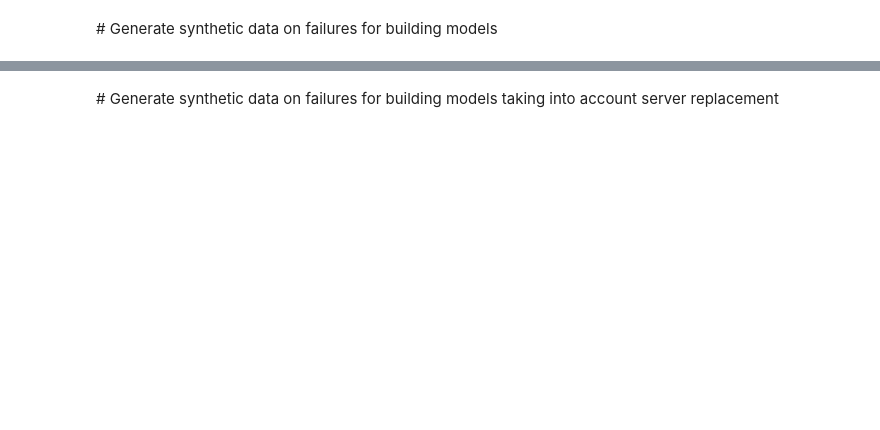
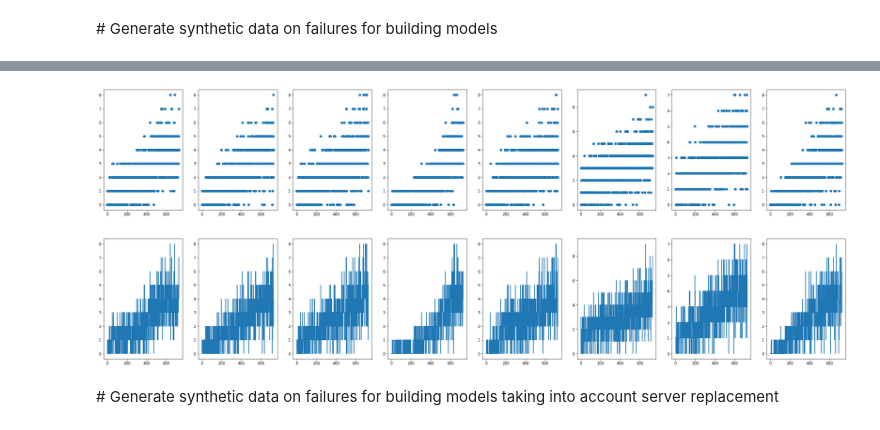
Before and after one commit to joseogg/weibull-distribution, a Jupyter notebook: Weibull_and_time_series_forescasting.ipynb, the cells around one changed output, grey strips where cells are left out. Saved outputs shown, nothing was run; the diff lists cells and outputs as text; code cells hidden in the pictures; blank space fills up the shorter version.

```diff
--- a/Weibull_and_time_series_forescasting.ipynb
+++ b/Weibull_and_time_series_forescasting.ipynb
@@ -181,3 +181,22 @@ array([[[0., 0., 0., ..., 0., 0., 1.],
+# %%
+import matplotlib.pyplot as plt
+
+fig = plt.figure(figsize=(36, 6))
+#for each pod
+for i in range(failure_data.shape[0]):
+  ax = fig.add_subplot(1, failure_data.shape[0], i+1)
+  ax.scatter(range(failure_data.shape[2]), np.sum(failure_data[i], axis=0))
+plt.show()
+
+fig = plt.figure(figsize=(36, 6))
+#for each pod
+for i in range(failure_data.shape[0]):
+  ax = fig.add_subplot(1, failure_data.shape[0], i+1)
+  ax.plot(np.sum(failure_data[i], axis=0))
+plt.show()
+# %% [output]
+[figure, added]
+[figure, added]
 # %% [markdown]
 # Generate synthetic data on failures for building models taking into account server replacement
 # %%
```
Also changed, not shown: parts of 6 cells of this notebook.
